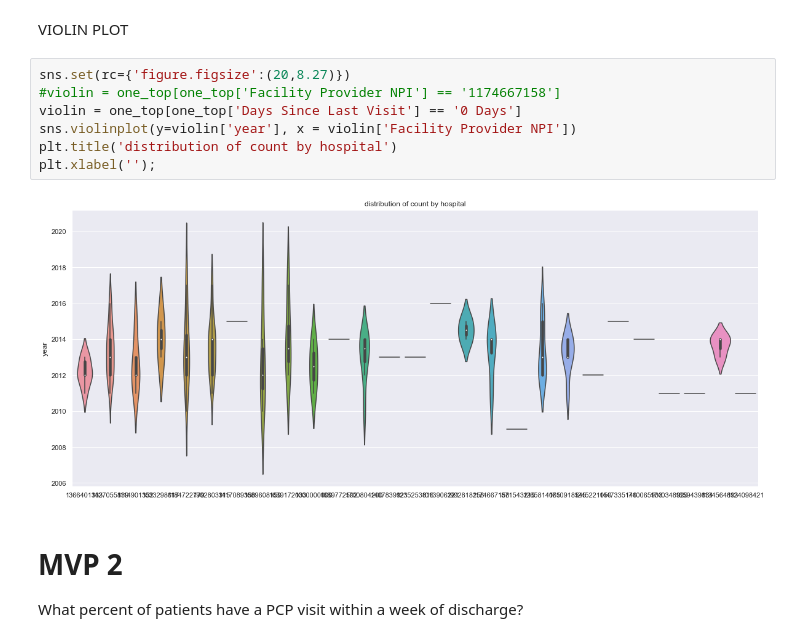
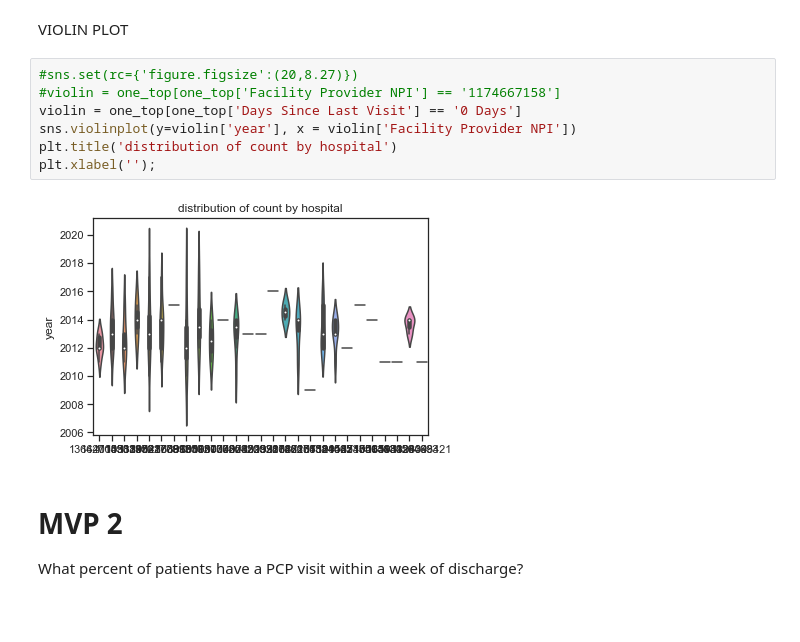
Before and after one commit to tipearso/hospital-readmissions, a Jupyter notebook: notebooks/plots.ipynb, the cells around one changed output. Cells and saved outputs as stored; diff of their text form; blank space fills up the shorter version.

```diff
--- a/notebooks/plots.ipynb
+++ b/notebooks/plots.ipynb
@@ -274,14 +304,14 @@ sns.pairplot(combo);
 # %% [markdown]
 VIOLIN PLOT
 # %%
-sns.set(rc={'figure.figsize':(20,8.27)})
+#sns.set(rc={'figure.figsize':(20,8.27)})
 #violin = one_top[one_top['Facility Provider NPI'] == '1174667158']
 violin = one_top[one_top['Days Since Last Visit'] == '0 Days']
 sns.violinplot(y=violin['year'], x = violin['Facility Provider NPI'])
 plt.title('distribution of count by hospital')
 plt.xlabel('');
 # %% [output]
-[figure, old version]
+[figure, new version]
 # %% [markdown]
 # MVP 2
 What percent of patients have a PCP visit within a week of discharge?
```
Also changed, not shown: parts of 15 cells of this notebook, 5 other files.
